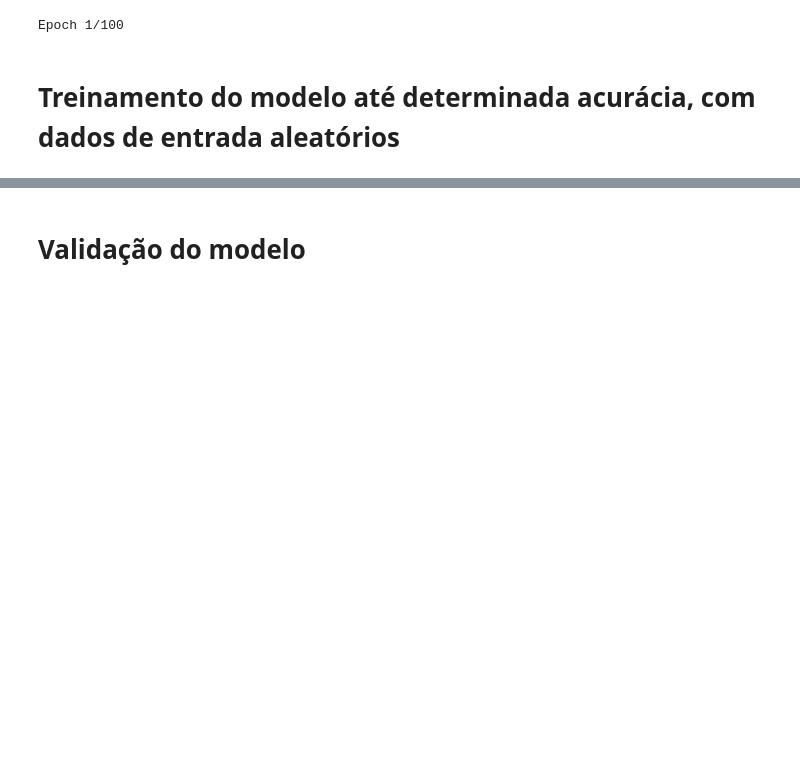
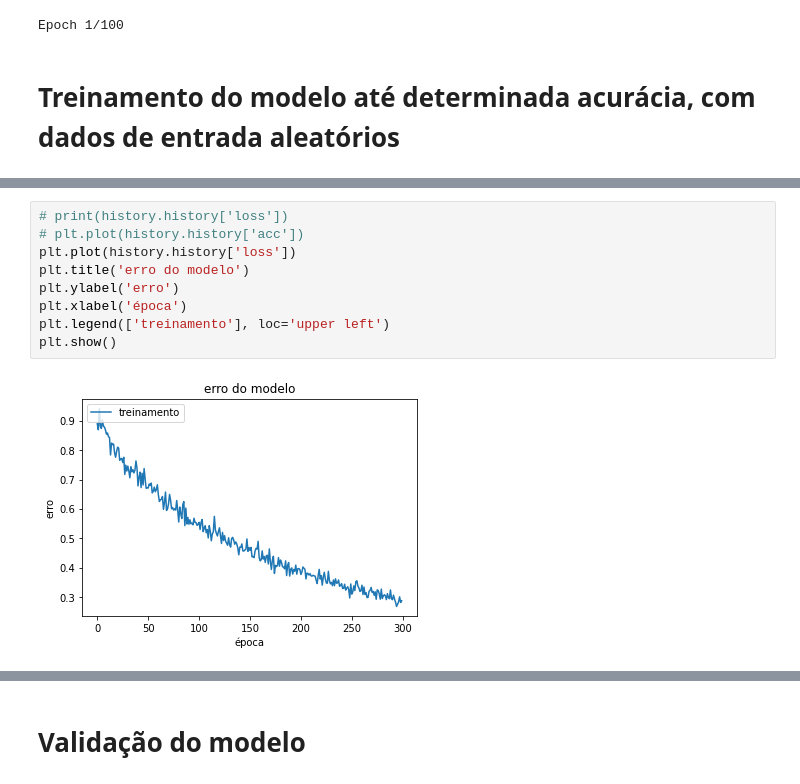
Before and after one commit to grochavieira/3dcnn-sign-language-recognition, a Jupyter notebook: 3dcnn_sign_language_test.ipynb, the cells around one changed output, grey strips where cells are left out. Cells and saved outputs as stored; diff of their text form; blank space fills up the shorter version.

```diff
--- a/3dcnn_sign_language_test.ipynb
+++ b/3dcnn_sign_language_test.ipynb
@@ -904,0 +983,11 @@ INFO:tensorflow:Assets written to: ./model/assets
+# %%
+# print(history.history['loss'])
+# plt.plot(history.history['acc'])
+plt.plot(history.history['loss'])
+plt.title('erro do modelo')
+plt.ylabel('erro')
+plt.xlabel('época')
+plt.legend(['treinamento'], loc='upper left')
+plt.show()
+# %% [output]
+[figure, added]
```
Also changed, not shown: parts of 19 cells of this notebook.
